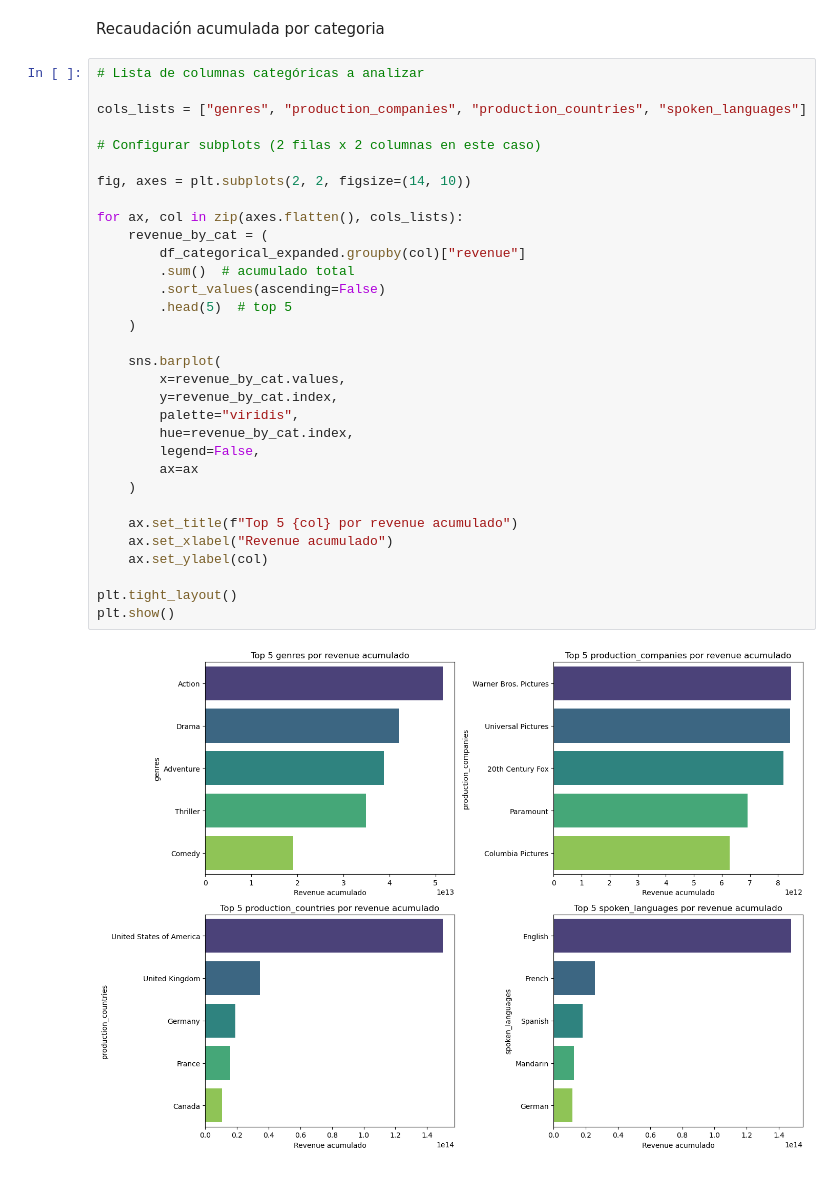
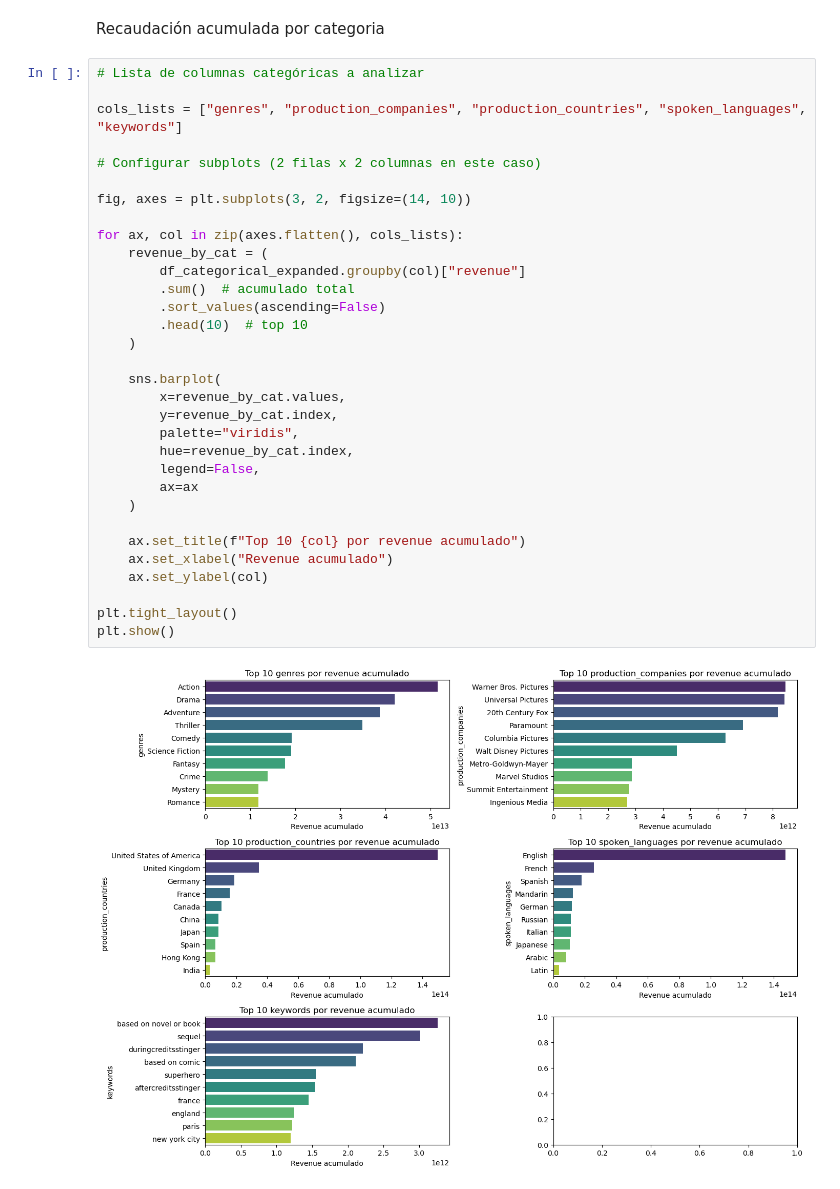
Before and after one commit to jbrazonath/TP_AndD, a Jupyter notebook: TrabajoPráctico.ipynb, the cells around one changed output. Drawn from its saved outputs; the diff is of its cells as text.

Commit message:
Top 10 y keywords

```diff
--- a/TrabajoPráctico.ipynb
+++ b/TrabajoPráctico.ipynb
@@ -278,34 +278,34 @@ Recaudación acumulada por categoria
 # %%
 # Lista de columnas categóricas a analizar
 
-cols_lists = ["genres", "production_companies", "production_countries", "spoken_languages"]
+cols_lists = ["genres", "production_companies", "production_countries", "spoken_languages", "keywords"]
 
 # Configurar subplots (2 filas x 2 columnas en este caso)
 
-fig, axes = plt.subplots(2, 2, figsize=(14, 10))
+fig, axes = plt.subplots(3, 2, figsize=(14, 10))
 
 for ax, col in zip(axes.flatten(), cols_lists):
     revenue_by_cat = (
         df_categorical_expanded.groupby(col)["revenue"]
         .sum()  # acumulado total
         .sort_values(ascending=False)
-        .head(5)  # top 5
+        .head(10)  # top 10
     )
 
     sns.barplot(
         x=revenue_by_cat.values,
         y=revenue_by_cat.index,
         palette="viridis",
         hue=revenue_by_cat.index,
         legend=False,
         ax=ax
     )
 
-    ax.set_title(f"Top 5 {col} por revenue acumulado")
+    ax.set_title(f"Top 10 {col} por revenue acumulado")
     ax.set_xlabel("Revenue acumulado")
     ax.set_ylabel(col)
 
 plt.tight_layout()
 plt.show()
 # %% [output]
-[figure, old version]
+[figure, new version]
```
